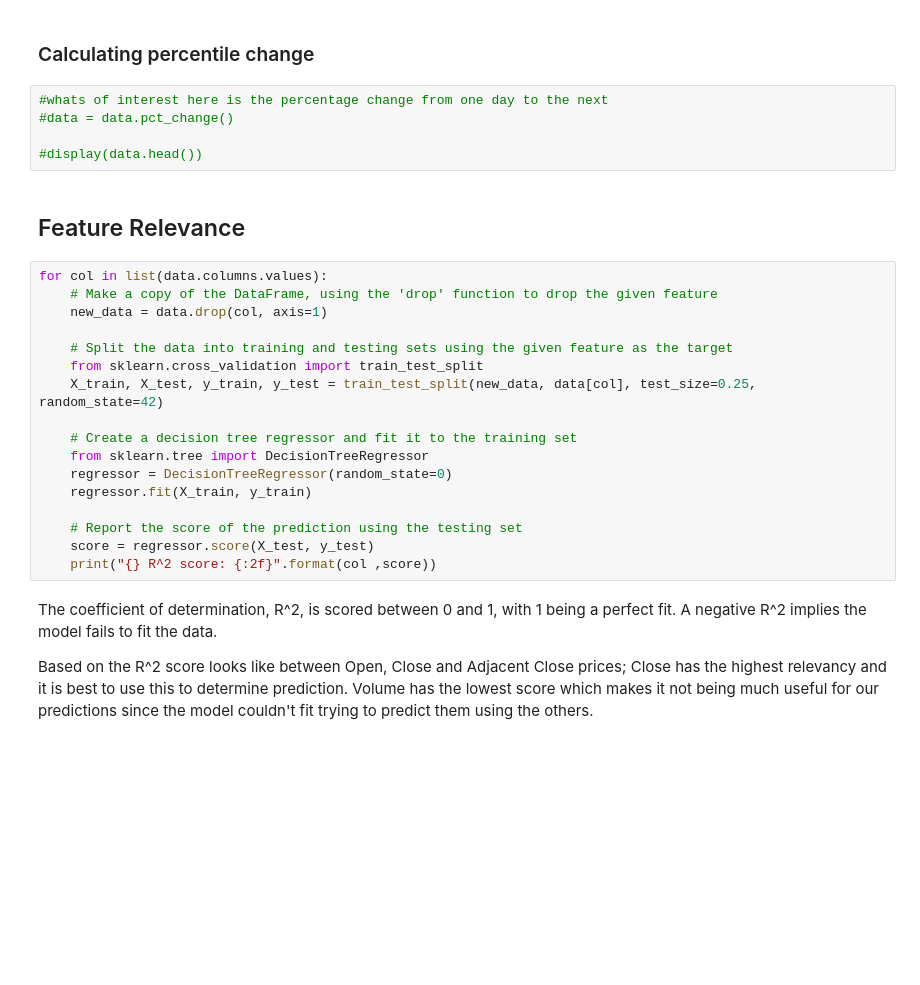
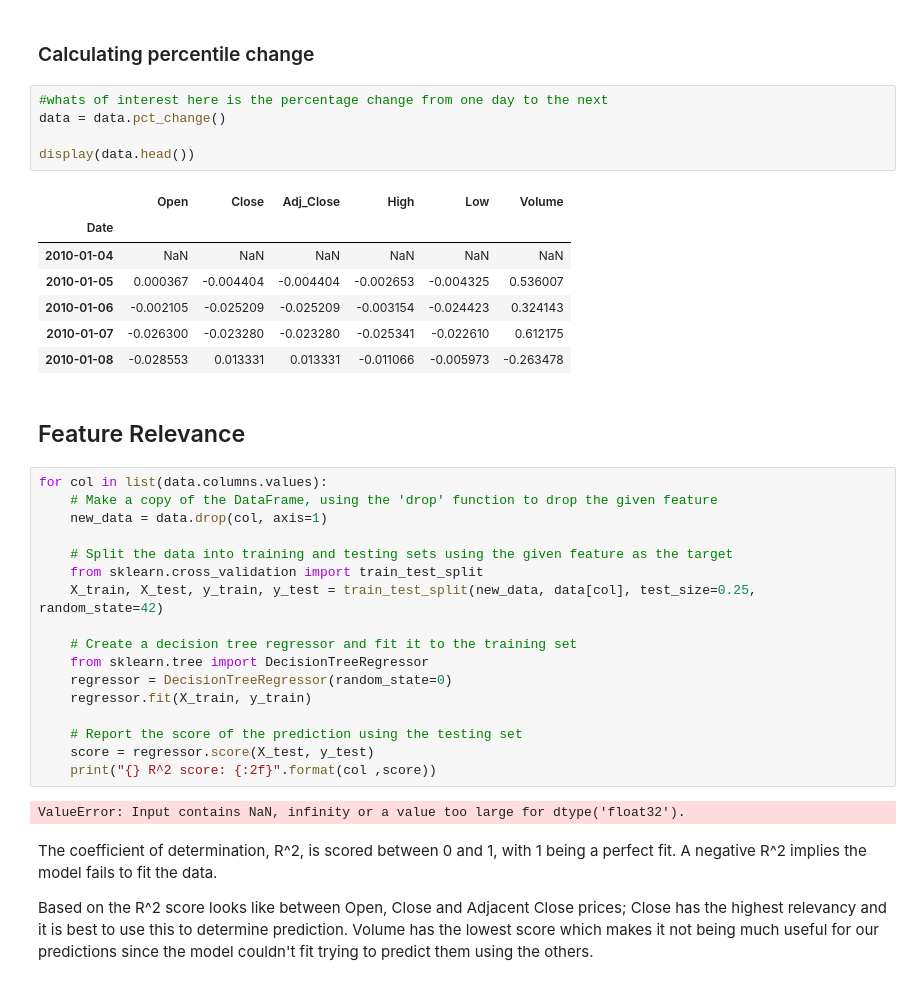
Before and after one commit to Nazanin1369/stockPredictor, a Jupyter notebook: DataRetrieval.ipynb, the cells around one changed output. Drawn from its saved outputs; the diff is of its cells as text; blank space fills up the shorter version.

```diff
--- a/DataRetrieval.ipynb
+++ b/DataRetrieval.ipynb
@@ -224,9 +224,17 @@ display(samples)
 ### Calculating percentile change
 # %%
 #whats of interest here is the percentage change from one day to the next
-#data = data.pct_change()
+data = data.pct_change()
 
-#display(data.head())
+display(data.head())
+# %% [output]
+|  | Open | Close | Adj_Close | High | Low | Volume |
+| Date |  |  |  |  |  |  |
+| 2010-01-04 | NaN | NaN | NaN | NaN | NaN | NaN |
+| 2010-01-05 | 0.000367 | -0.004404 | -0.004404 | -0.002653 | -0.004325 | 0.536007 |
+| 2010-01-06 | -0.002105 | -0.025209 | -0.025209 | -0.003154 | -0.024423 | 0.324143 |
+| 2010-01-07 | -0.026300 | -0.023280 | -0.023280 | -0.025341 | -0.022610 | 0.612175 |
+| 2010-01-08 | -0.028553 | 0.013331 | 0.013331 | -0.011066 | -0.005973 | -0.263478 |
 # %% [markdown]
 ## Feature Relevance
 # %%
@@ -246,6 +254,8 @@ for col in list(data.columns.values):
     # Report the score of the prediction using the testing set
     score = regressor.score(X_test, y_test)
     print("{} R^2 score: {:2f}".format(col ,score))
+# %% [output]
+ValueError: Input contains NaN, infinity or a value too large for dtype('float32').
 # %% [markdown]
 The coefficient of determination, R^2, is scored between 0 and 1, with 1 being a perfect fit. A negative R^2 implies the model fails to fit the data.
 
```
Also changed, not shown: parts of 1 cell of this notebook, 2 other files.
